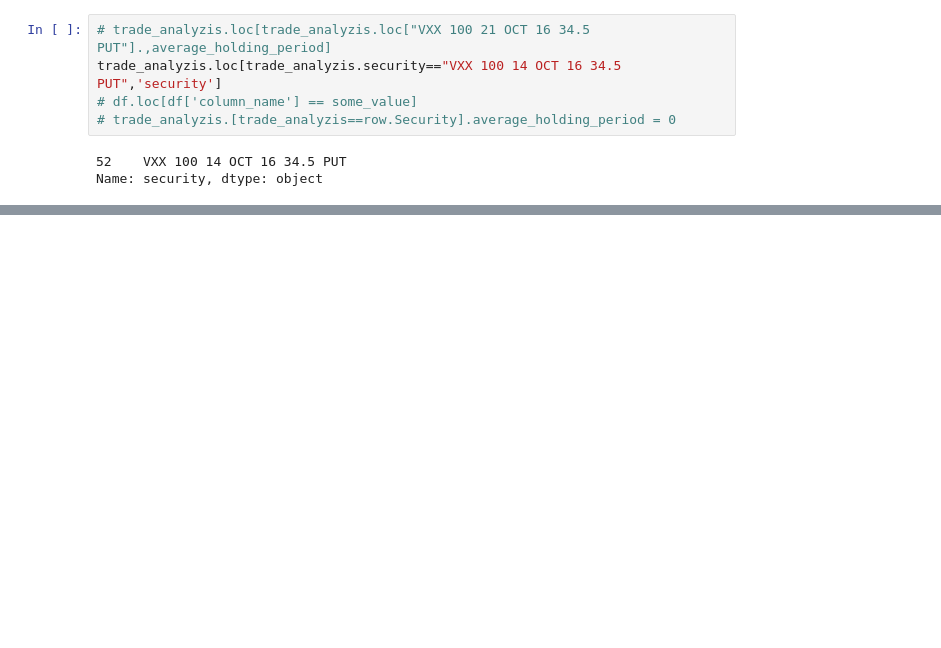
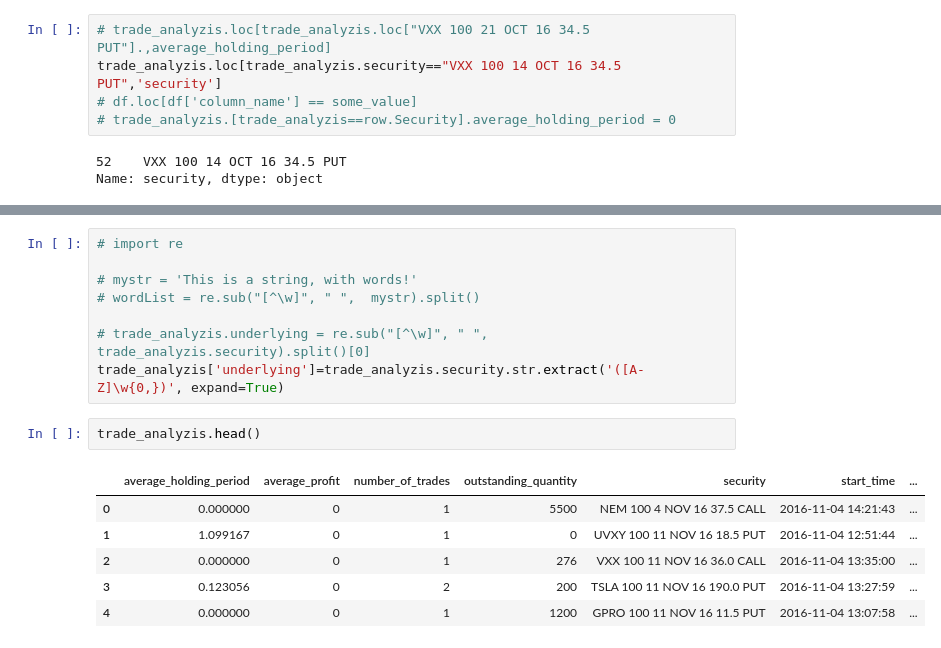
Before and after one commit to saeed349/Think-or-swim-trade-analysis, a Jupyter notebook: All for Tony, Tony for All/Thinkorswim winner trade analysis.ipynb, the cells around one changed output, grey strips where cells are left out. Saved outputs shown, nothing was run; the diff lists cells and outputs as text; blank space fills up the shorter version.

Commit message:
Done extracted the underlying column

```diff
--- a/All for Tony, Tony for All/Thinkorswim winner trade analysis.ipynb
+++ b/All for Tony, Tony for All/Thinkorswim winner trade analysis.ipynb
@@ -213,0 +221,17 @@ ValueError: Cannot add integral value to Timestamp without offset.
+# %%
+# import re
+
+# mystr = 'This is a string, with words!'
+# wordList = re.sub("[^\w]", " ",  mystr).split()
+
+# trade_analyzis.underlying = re.sub("[^\w]", " ",  trade_analyzis.security).split()[0]
+trade_analyzis['underlying']=trade_analyzis.security.str.extract('([A-Z]\w{0,})', expand=True)
+# %%
+trade_analyzis.head()
+# %% [output]
+|  | average_holding_period | average_profit | number_of_trades | outstanding_quantity | security | start_time | ... |
+| 0 | 0.000000 | 0 | 1 | 5500 | NEM 100 4 NOV 16 37.5 CALL | 2016-11-04 14:21:43 | ... |
+| 1 | 1.099167 | 0 | 1 | 0 | UVXY 100 11 NOV 16 18.5 PUT | 2016-11-04 12:51:44 | ... |
+| 2 | 0.000000 | 0 | 1 | 276 | VXX 100 11 NOV 16 36.0 CALL | 2016-11-04 13:35:00 | ... |
+| 3 | 0.123056 | 0 | 2 | 200 | TSLA 100 11 NOV 16 190.0 PUT | 2016-11-04 13:27:59 | ... |
+| 4 | 0.000000 | 0 | 1 | 1200 | GPRO 100 11 NOV 16 11.5 PUT | 2016-11-04 13:07:58 | ... |
```
Also changed, not shown: parts of 7 cells of this notebook, 1 other file.
